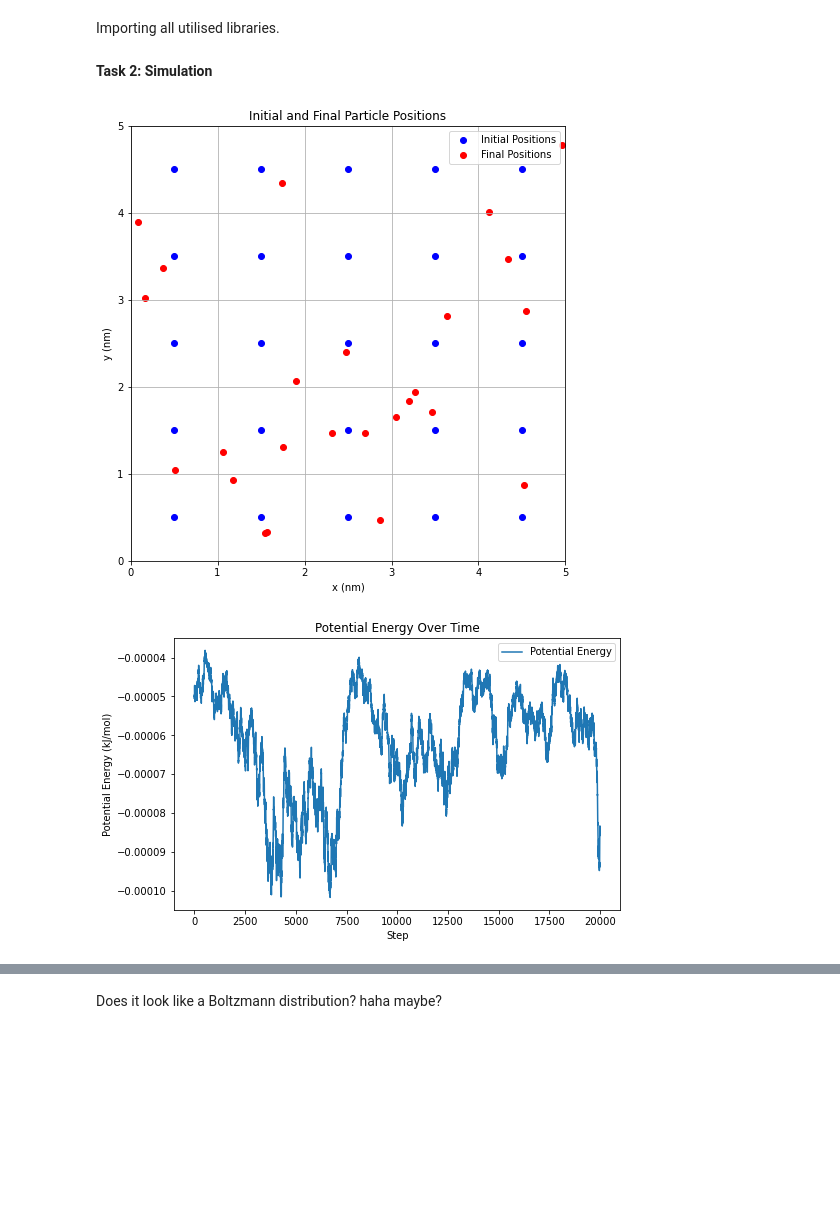
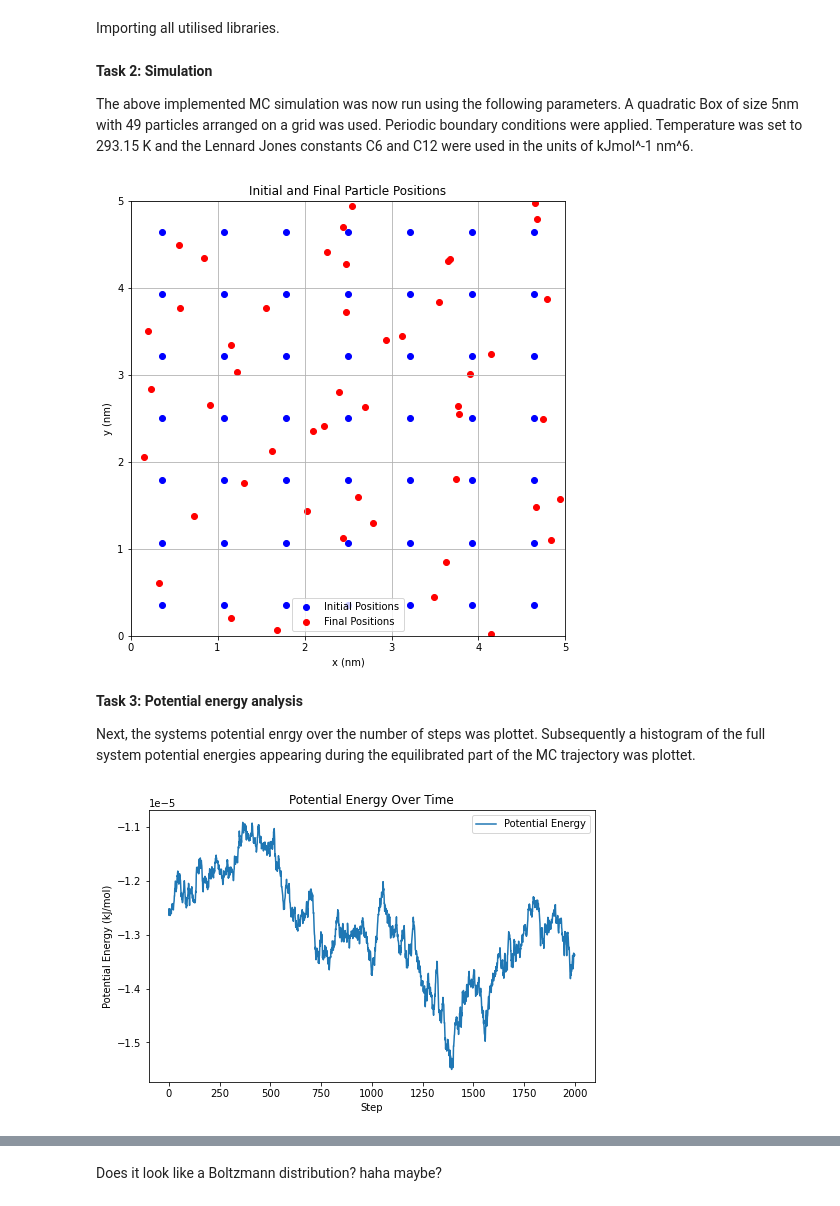
Before and after one commit to fsonak/VL_CCS, a Jupyter notebook: week_7.ipynb, the cells around one changed output, grey strips where cells are left out. Saved outputs shown, nothing was run; the diff lists cells and outputs as text; code cells hidden in the pictures; blank space fills up the shorter version.

```diff
--- a/week_7.ipynb
+++ b/week_7.ipynb
@@ -86,8 +87,8 @@ def monte_carlo_simulation(particles, steps, step_shift, temperature, c12, c6, b
     c = 1 / (R * temperature)  # Metropolis scaling factor
 
     # Arrays for storing trajectory and energy
-    traj = np.zeros((steps // record_interval, 2, N))  # Trajectory storage at defined intervals
-    energ_pot = np.zeros(steps)  # Potential energy storage
+    traj = np.ones((steps // record_interval, 2, N))  # Trajectory storage at defined intervals
+    energ_pot = np.ones(steps)  # Potential energy storage
 
     # Initial distances and energy
     _, distance_ghost, _, distance_abs_ghost = calculate_distance_matrix(particles[1:3], box_size)
@@ -148,39 +149,45 @@ def monte_carlo_simulation(particles, steps, step_shift, temperature, c12, c6, b
 
     # Return potential energy and trajectory
     return energ_pot, traj
-# %% [markdown]
-**Task 2: Simulation**
+# %% [markdown]
+**Task 2: Simulation**
+
+The above implemented MC simulation was now run using the following parameters. A quadratic Box of size 5nm with 49 particles arranged on a grid was used. Periodic boundary conditions were applied. Temperature was set to 293.15 K and the Lennard Jones constants C6 and C12 were used in the units of kJmol^-1 nm^6.
 # %%
 # Parameters for the simulation
 box_size = 5.0  # Box size in nm
-N_particles = 25  # Number of particles
+N_particles = 49  # Number of particles
 
 C12 = 9.847044e-3  # Lennard-Jones constant for repulsion kg, nm, ns
 C6 = 6.2647225  # Lennard-Jones constant for attraction kg, nm, ns
 temperature = 293.15  # Temperature in K
 step_shift = 0.01  # Random displacement step size in nm
-steps = 20000  # Total Monte Carlo steps
+steps = 2000  # Total Monte Carlo steps
 record_interval = 20  # Save trajectory every 20 steps
 
 # Initialize particle positions (regular grid)
 particles = np.zeros((5, N_particles))  # Mass, x, y, vx, vy
 
 # Create a regular grid within the box
 grid_size = int(np.sqrt(N_particles))  # Number of particles per row/column
 spacing = box_size / grid_size  # Spacing between particles
 
 # Assign positions
 x_coords = np.linspace(spacing / 2, box_size - spacing / 2, grid_size)
 y_coords = np.linspace(spacing / 2, box_size - spacing / 2, grid_size)
 x, y = np.meshgrid(x_coords, y_coords)
 
 particles[1] = x.flatten()[:N_particles]  # x-coordinates
 particles[2] = y.flatten()[:N_particles]  # y-coordinates
 
 # Run the Monte Carlo simulation
 energ_pot, traj = monte_carlo_simulation(particles, steps, step_shift, temperature, C12, C6, box_size, record_interval, verbose=True)
 # %% [output]
-[figure, old version]
+[figure, new version]
+# %% [markdown]
+**Task 3: Potential energy analysis**
+
+Next, the systems potential enrgy over the number of steps was plottet. Subsequently a histogram of the full system potential energies appearing during the equilibrated part of the MC trajectory was plottet.
 # %%
 # Plot the system’s potential energy over the number of steps
 plt.figure(figsize=(8, 5))
@@ -191,7 +198,7 @@ plt.title("Potential Energy Over Time")
 plt.legend()
 plt.show()
 # %% [output]
-[figure, old version]
+[figure, new version]
 # %%
 
 # Select the last 50% of the steps
```
Also changed, not shown: parts of 36 cells of this notebook.
